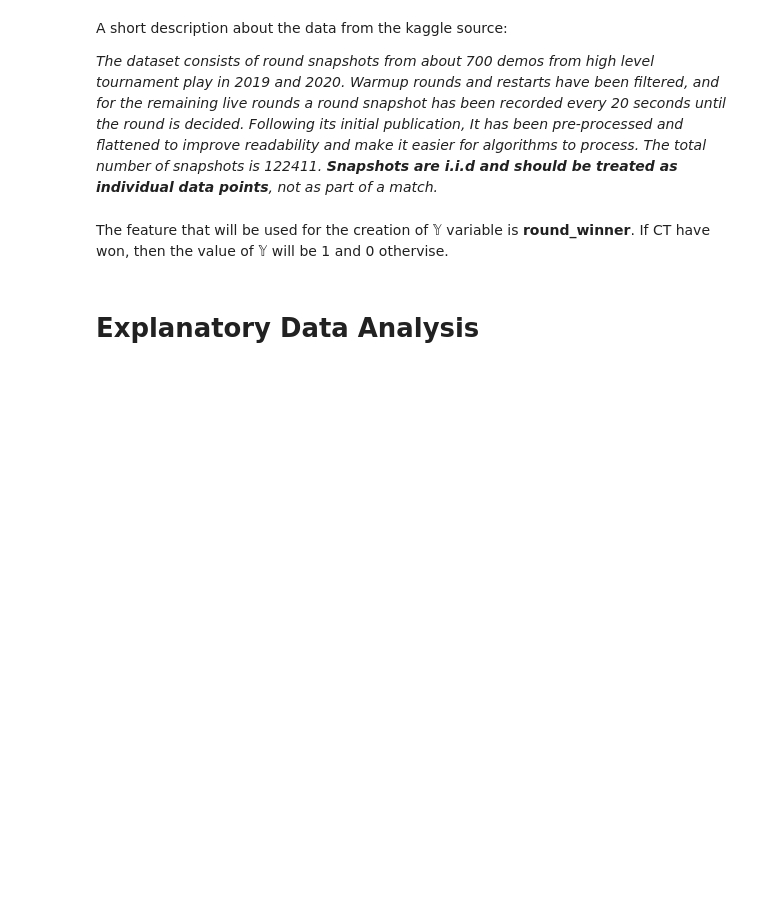
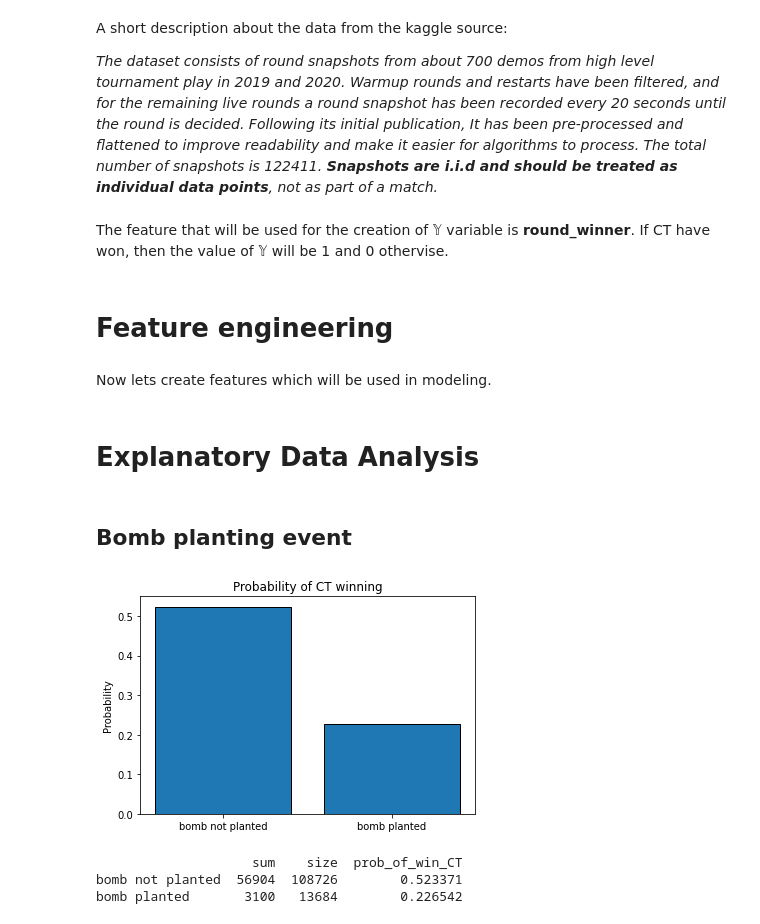
Before and after one commit to Eligijus112/api-book, a Jupyter notebook: api-book/chapter-1-intro/machine-learning-model.ipynb, the cells around one changed output. Saved outputs shown, nothing was run; the diff lists cells and outputs as text; code cells hidden in the pictures; blank space fills up the shorter version.

```diff
--- a/api-book/chapter-1-intro/machine-learning-model.ipynb
+++ b/api-book/chapter-1-intro/machine-learning-model.ipynb
@@ -114,5 +140,46 @@ The feature that will be used for the creation of $\mathbb{Y}$ variable is **rou
 # %%
 # Creating the Y variable
 d['Y'] = [1 if x == 'CT' else 0 for x in d['round_winner']]
+# %% [markdown]
+# Feature engineering
+# %% [markdown]
+Now lets create features which will be used in modeling.
+# %%
+# Boolean for the planting of the bomb event
+d['bomb_planted'] = [1 if x else 0 for x in d['bomb_planted']]
+
+# The differences between the team scores
+d['team_score_diff'] = d['ct_score'] - d['t_score']
+
+# Putting the team_score_diff into buckets
+cut_bins = [-15, -5, 0, 5, 15]
+d['team_score_diff'] = pd.cut(d['team_score_diff'], bins=cut_bins)
 # %% [markdown]
 # Explanatory Data Analysis
+# %% [markdown]
+## Bomb planting event
+# %%
+# Calculating the probability of winning when a bomb is planted
+prob_w = d.groupby(['bomb_planted'])['Y'].agg(['sum', 'size'])
+prob_w['prob_of_win_CT'] = prob_w['sum'] / prob_w['size']
+
+# Adding a custom index
+prob_w.index = ['bomb not planted', 'bomb planted']
+
+# Ploting the results
+plt.bar(
+    prob_w.index,
+    prob_w['prob_of_win_CT'],
+    edgecolor='black'
+)
+plt.title("Probability of CT winning")
+plt.ylabel("Probability")
+plt.show()
+# %% [output]
+[figure, added]
+# %%
+print(prob_w)
+# %% [output]
+                    sum    size  prob_of_win_CT
+bomb not planted  56904  108726        0.523371
+bomb planted       3100   13684        0.226542
```
Also changed, not shown: parts of 20 cells of this notebook, 3 other files.
